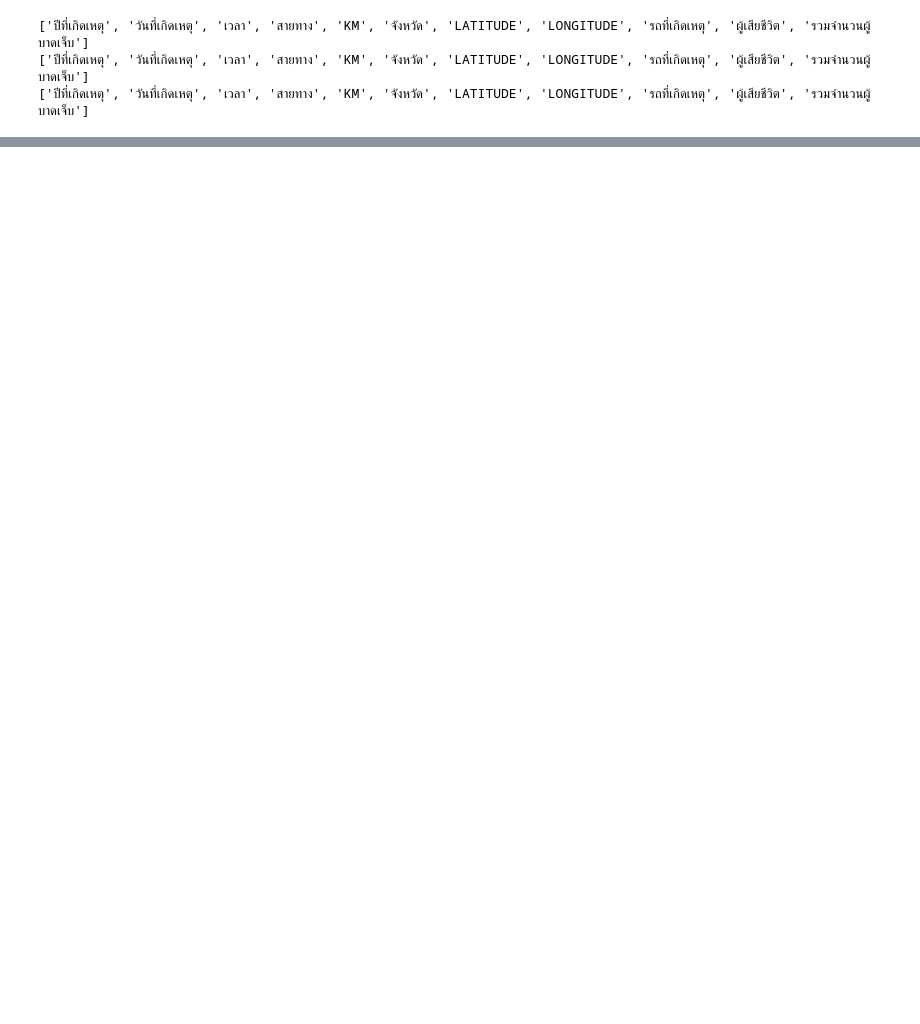
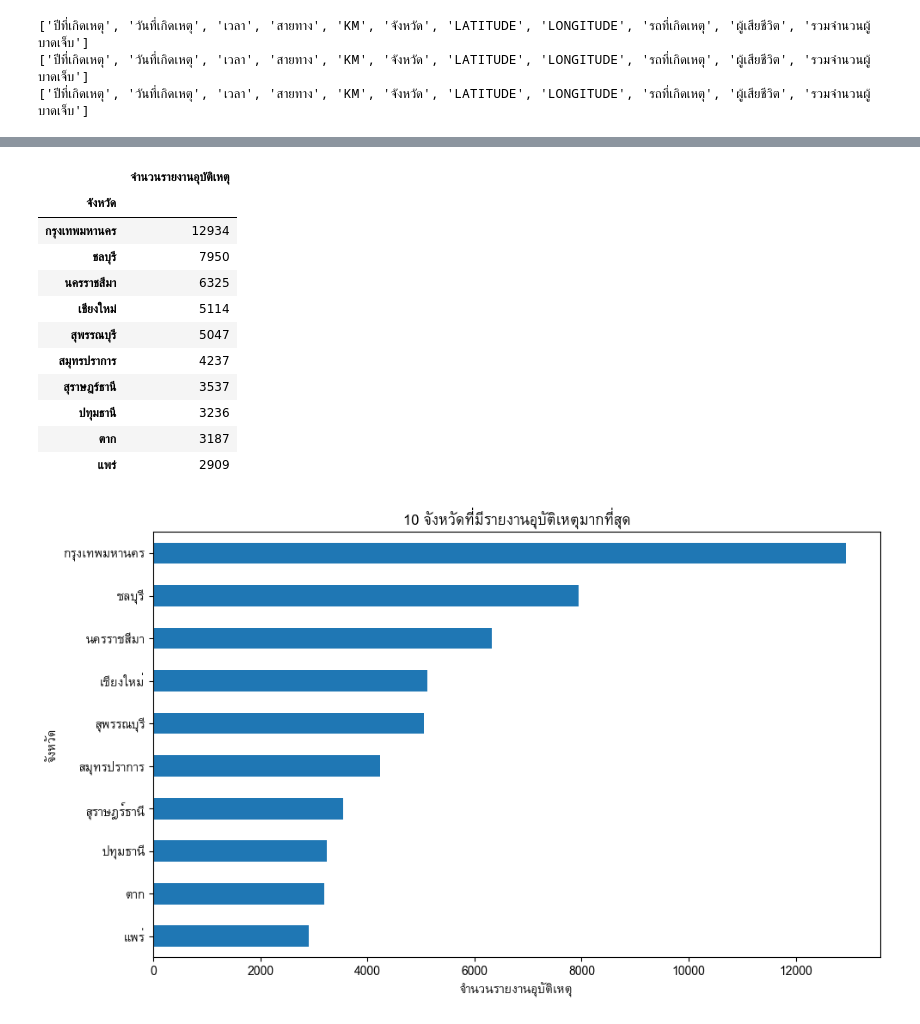
Before and after one commit to VannisaLaowongkot/Road-Accident-Risk-Prediction-Project, a Jupyter notebook: 2019.ipynb, the cells around one changed output, grey strips where cells are left out. Saved outputs shown, nothing was run; the diff lists cells and outputs as text; code cells hidden in the pictures; blank space fills up the shorter version.

```diff
--- a/2019.ipynb
+++ b/2019.ipynb
@@ -508,0 +563,2 @@ print("รวมทั้งหมด:", len(all_data), "แถว")
+# %%
+all_data_before_transform = all_data.copy()
@@ -508,0 +1243,5 @@ print("รวมทั้งหมด:", len(all_data), "แถว")
+# %%
+all_data = all_data.reset_index(drop=True)
+print(all_data.index)
+print("จำนวนแถว:", len(all_data))
+display(all_data.head(10000))
@@ -508,0 +1409,12 @@ print("รวมทั้งหมด:", len(all_data), "แถว")
+# %%
+eda_df["วันที่เกิดเหตุ"] = pd.to_datetime(eda_df["วันที่เกิดเหตุ"], errors="coerce", dayfirst=True)
+eda_df["ปีที่เกิดเหตุ"] = pd.to_numeric(eda_df["ปีที่เกิดเหตุ"], errors="coerce")
+eda_df["เดือน"] = pd.to_numeric(eda_df["เดือน"], errors="coerce")
+eda_df["ชั่วโมง"] = pd.to_numeric(eda_df["ชั่วโมง"], errors="coerce")
+eda_df["วันในสัปดาห์"] = pd.to_numeric(eda_df["วันในสัปดาห์"], errors="coerce")
+
+eda_df["เดือน"] = eda_df["วันที่เกิดเหตุ"].dt.month.fillna(eda_df["เดือน"])
+eda_df["วันในสัปดาห์"] = eda_df["วันที่เกิดเหตุ"].dt.dayofweek.fillna(eda_df["วันในสัปดาห์"])
+
+print("ชั่วโมงที่พบ:", sorted(eda_df["ชั่วโมง"].dropna().unique()))
+print("เดือนที่พบ:", sorted(eda_df["เดือน"].dropna().unique()))
@@ -508,0 +1428,61 @@ print("รวมทั้งหมด:", len(all_data), "แถว")
+# %%
+eda_province_counts = eda_df["จังหวัด"].dropna().value_counts().head(10)
+display(eda_province_counts.to_frame("จำนวนรายงานอุบัติเหตุ"))
+eda_province_counts.sort_values().plot.barh(figsize=(10, 6))
+plt.xlabel("จำนวนรายงานอุบัติเหตุ")
+plt.ylabel("จังหวัด")
+plt.title("10 จังหวัดที่มีรายงานอุบัติเหตุมากที่สุด")
+plt.tight_layout()
+plt.show()
+
+eda_year_counts = eda_df["ปีที่เกิดเหตุ"].dropna().value_counts().sort_index()
+display(eda_year_counts.to_frame("จำนวนรายงานอุบัติเหตุ"))
+eda_year_counts.plot.bar(figsize=(10, 5))
+plt.xlabel("ปีที่เกิดเหตุ")
+plt.ylabel("จำนวนรายงานอุบัติเหตุ")
+plt.title("จำนวนรายงานอุบัติเหตุแยกตามปี")
+plt.tight_layout()
+plt.show()
+
+eda_month_counts = eda_df["เดือน"].dropna().astype(int).value_counts().sort_index().reindex(range(1, 13), fill_value=0)
+display(eda_month_counts.to_frame("จำนวนรายงานอุบัติเหตุ"))
+eda_month_counts.plot.bar(figsize=(10, 5))
+plt.xlabel("เดือน")
+plt.ylabel("จำนวนรายงานอุบัติเหตุ")
+plt.title("จำนวนรายงานอุบัติเหตุแยกตามเดือน")
+plt.tight_layout()
+plt.show()
+
+eda_hour_counts = eda_df.loc[eda_df["ชั่วโมง"].between(0, 23), "ชั่วโมง"].dropna().astype(int).value_counts().sort_index().reindex(range(24), fill_value=0)
+display(eda_hour_counts.to_frame("จำนวนรายงานอุบัติเหตุ"))
+eda_hour_counts.plot.bar(figsize=(12, 5))
+plt.xlabel("ชั่วโมงของวัน")
+plt.ylabel("จำนวนรายงานอุบัติเหตุ")
+plt.title("จำนวนรายงานอุบัติเหตุแยกตามชั่วโมง")
+plt.tight_layout()
+plt.show()
+
+eda_weekday_names = {0: "จันทร์", 1: "อังคาร", 2: "พุธ", 3: "พฤหัสบดี", 4: "ศุกร์", 5: "เสาร์", 6: "อาทิตย์"}
+eda_weekday_counts = eda_df["วันในสัปดาห์"].dropna().astype(int).value_counts().sort_index().reindex(range(7), fill_value=0)
+eda_weekday_counts.index = [eda_weekday_names[i] for i in eda_weekday_counts.index]
+display(eda_weekday_counts.to_frame("จำนวนรายงานอุบัติเหตุ"))
+eda_weekday_counts.plot.bar(figsize=(9, 5))
+plt.xlabel("วันในสัปดาห์")
+plt.ylabel("จำนวนรายงานอุบัติเหตุ")
+plt.title("จำนวนรายงานอุบัติเหตุแยกตามวันในสัปดาห์")
+plt.tight_layout()
+plt.show()
+# %% [output]
+|  | จำนวนรายงานอุบัติเหตุ |
+| จังหวัด |  |
+| กรุงเทพมหานคร | 12934 |
+| ชลบุรี | 7950 |
+| นครราชสีมา | 6325 |
+| เชียงใหม่ | 5114 |
+| สุพรรณบุรี | 5047 |
+| สมุทรปราการ | 4237 |
+| สุราษฎร์ธานี | 3537 |
+| ปทุมธานี | 3236 |
+| ตาก | 3187 |
+| แพร่ | 2909 |
+[figure, added]
```
Also changed, not shown: parts of 80 cells of this notebook.
